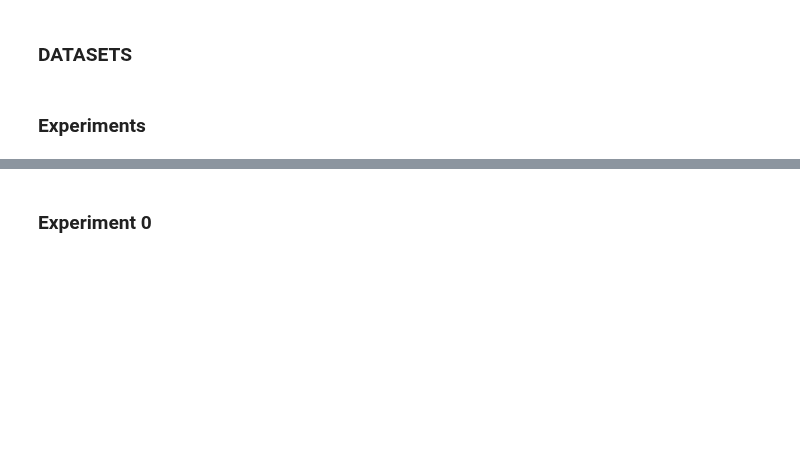
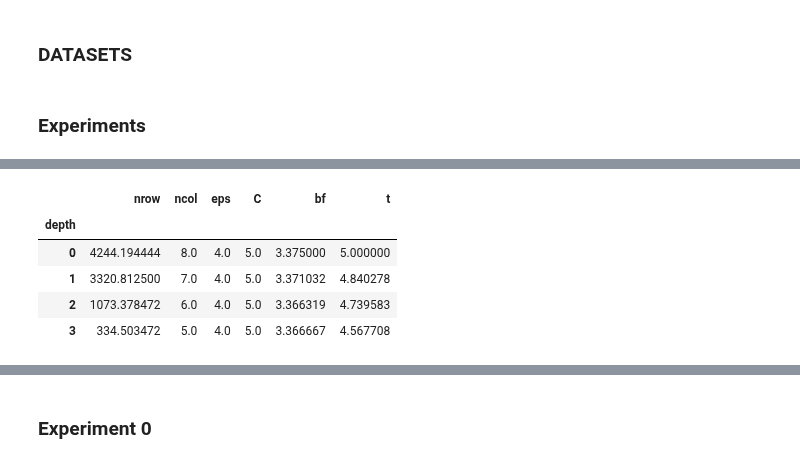
Before and after one commit to jimola/S18_Research, a Jupyter notebook: Python/DecisionTree.ipynb, the cells around one changed output, grey strips where cells are left out. Saved outputs shown, nothing was run; the diff lists cells and outputs as text; code cells hidden in the pictures; blank space fills up the shorter version.

Commit message:
Improved collected data

```diff
--- a/Python/DecisionTree.ipynb
+++ b/Python/DecisionTree.ipynb
@@ -125,7 +126,7 @@ out = [get_cm(o) for o in data_train]
 # %%
 #We have already run the above code so you don't have to!
-mfs = pickle.load(open('decision_tree_metadata/data.pkl', 'rb'))
-regs = pickle.load(open('decision_tree_metadata/regrets.pkl', 'rb'))
+mfs = pickle.load(open('decision_tree_metadata/data2.pkl', 'rb'))
+regs = pickle.load(open('decision_tree_metadata/regrets2.pkl', 'rb'))
 tdbs = pickle.load(open('decision_tree_metadata/training_dbs.pkl', 'rb'))
 # %%
 cms = [ DTChoice(mfs[i], DBMetas(), tree_algs, regrets=regs[i]) for i in range(len(mfs))]
@@ -164,7 +165,7 @@ def get_results(dbs, cm, cm2):
     M3 = np.array([(L3[i] == dbs[i].y_test).sum() / len(dbs[i].y_test) for i in range(len(dbs))])
     return (M, M2, M3)
 # %%
-cm0 = cms[0]
+cm0 = cms[2]
 cm0.model = DecisionTreeClassifier(min_samples_leaf=10, max_depth=2)
 cm0.retrain_model()
 cm0.algs = {'leaf': Leaf(), 'split': Split()}
@@ -223,4 +239,6 @@ p1 = dt.fit_and_predict(D, ncm)
 # %%
+cm0.model = DecisionTreeClassifier(min_samples_leaf=10, max_depth=4)
+cm0.retrain_model()
 dot_data = export_graphviz(cm0.model, out_file = None, filled=True, rounded=True)
 graph = graphviz.Source(dot_data)
 graph
@@ -228,0 +267,9 @@ ValueError: cannot convert float NaN to integer
+# %%
+cm0.X.groupby(cm0.X.depth).mean()
+# %% [output]
+|  | nrow | ncol | eps | C | bf | t |
+| depth |  |  |  |  |  |  |
+| 0 | 4244.194444 | 8.0 | 4.0 | 5.0 | 3.375000 | 5.000000 |
+| 1 | 3320.812500 | 7.0 | 4.0 | 5.0 | 3.371032 | 4.840278 |
+| 2 | 1073.378472 | 6.0 | 4.0 | 5.0 | 3.366319 | 4.739583 |
+| 3 | 334.503472 | 5.0 | 4.0 | 5.0 | 3.366667 | 4.567708 |
```
Also changed, not shown: parts of 23 cells of this notebook, 1 other file.
